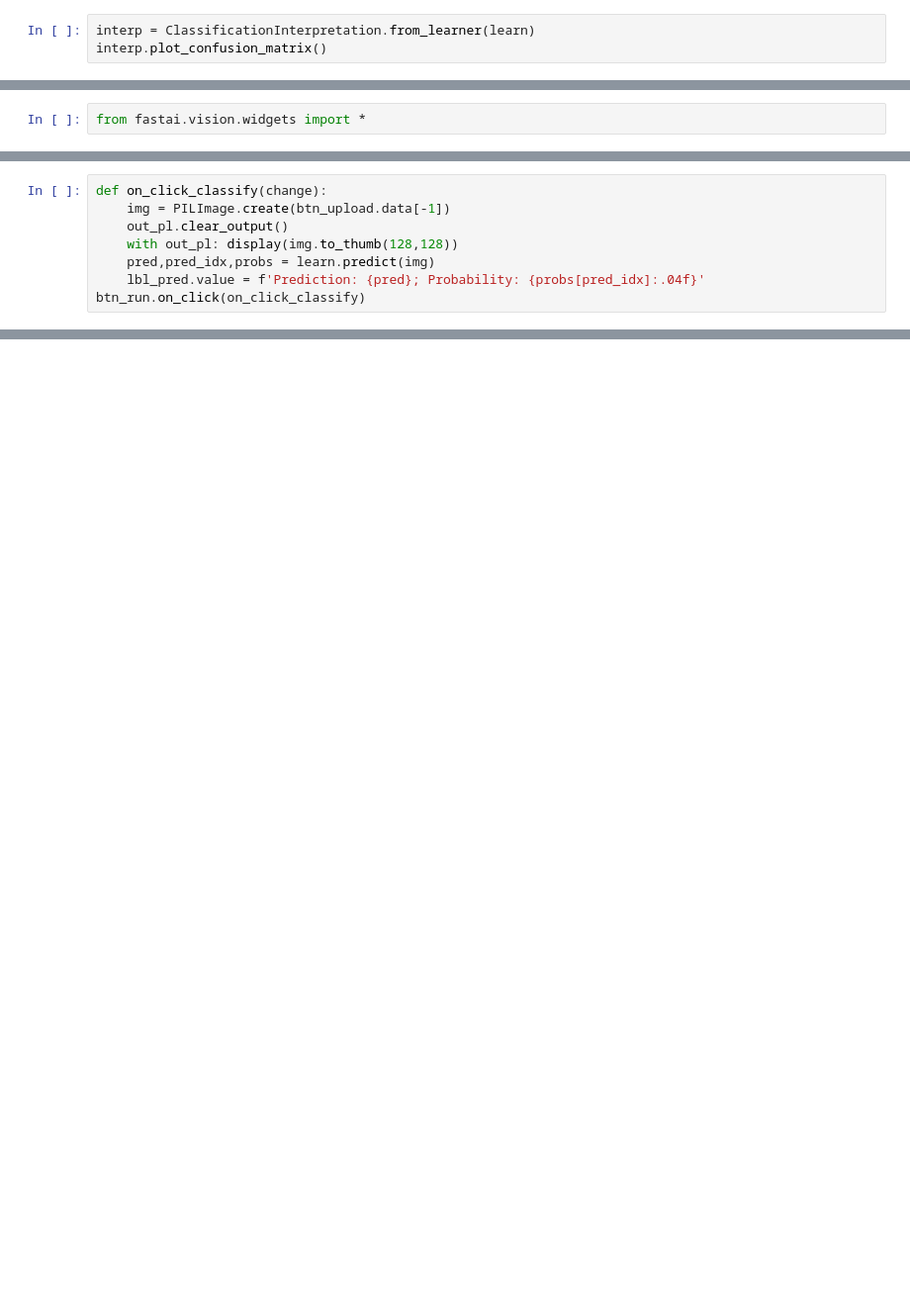
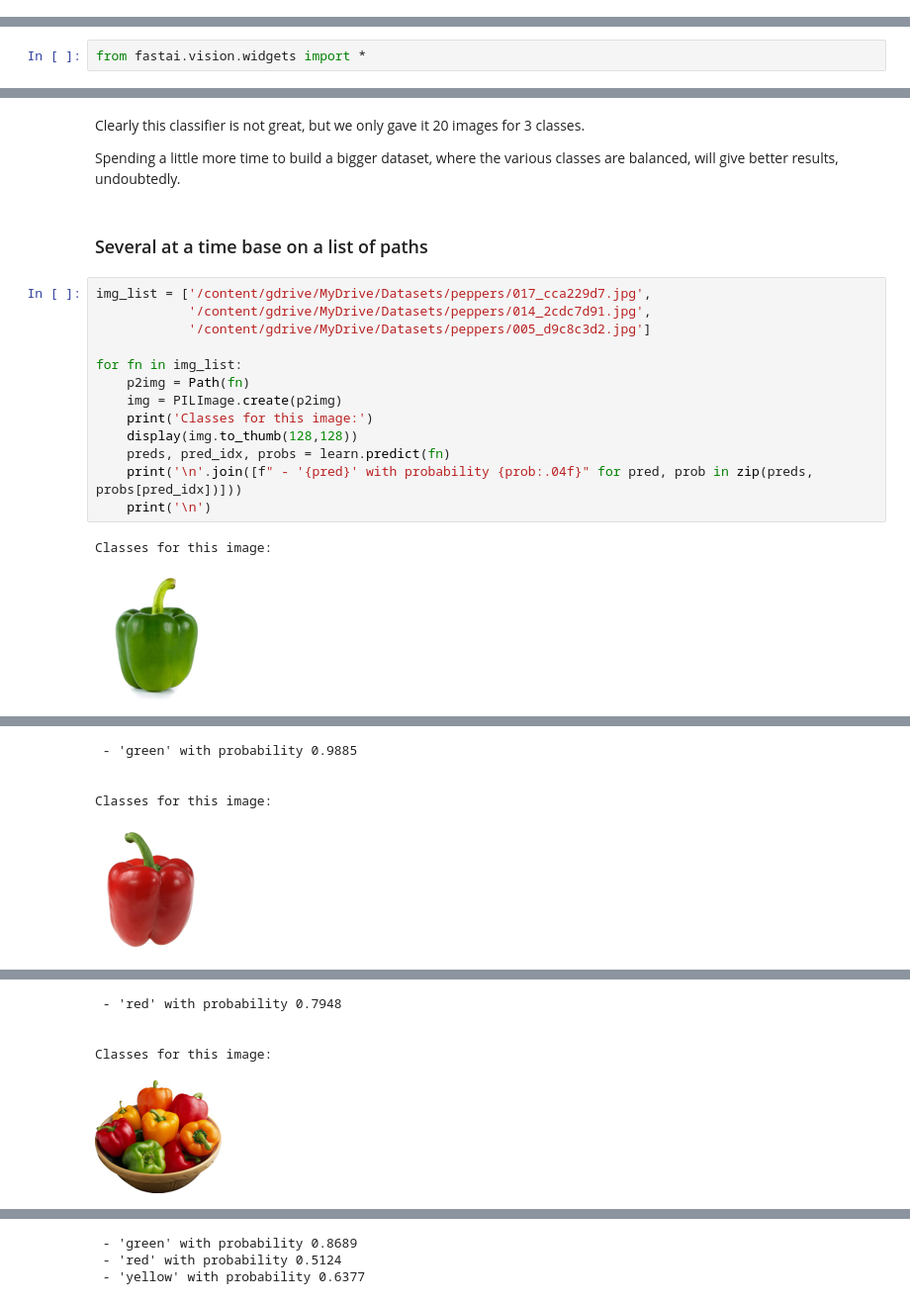
Before and after one commit to unpackAI/unpackai, a Jupyter notebook: examples/multilable_classification.ipynb, the cells around one changed output, grey strips where cells are left out. Shown at 99% size. Saved outputs shown, nothing was run; the diff lists cells and outputs as text; blank space fills up the shorter version.

```diff
--- a/examples/multilable_classification.ipynb
+++ b/examples/multilable_classification.ipynb
@@ -219,3 +301,0 @@ interp.plot_top_losses(4)
-# %%
-interp = ClassificationInterpretation.from_learner(learn)
-interp.plot_confusion_matrix()
@@ -270,8 +355,22 @@ VBox(children=(Label(value='What bell pepper is it?'), FileUpload(value={}, desc
-# %%
-def on_click_classify(change):
-    img = PILImage.create(btn_upload.data[-1])
-    out_pl.clear_output()
-    with out_pl: display(img.to_thumb(128,128))
-    pred,pred_idx,probs = learn.predict(img)
-    lbl_pred.value = f'Prediction: {pred}; Probability: {probs[pred_idx]:.04f}'
-btn_run.on_click(on_click_classify)
+# %% [markdown]
+Clearly this classifier is not great, but we only gave it 20 images for 3 classes.
+
+Spending a little more time to build a bigger dataset, where the various classes are balanced, will give better results, undoubtedly.
+# %% [markdown]
+### Several at a time base on a list of paths
+# %%
+img_list = ['/content/gdrive/MyDrive/Datasets/peppers/017_cca229d7.jpg',
+            '/content/gdrive/MyDrive/Datasets/peppers/014_2cdc7d91.jpg',
+            '/content/gdrive/MyDrive/Datasets/peppers/005_d9c8c3d2.jpg']
+
+for fn in img_list:
+    p2img = Path(fn)
+    img = PILImage.create(p2img)
+    print('Classes for this image:')
+    display(img.to_thumb(128,128))
+    preds, pred_idx, probs = learn.predict(fn)
+    print('\n'.join([f" - '{pred}' with probability {prob:.04f}" for pred, prob in zip(preds, probs[pred_idx])]))
+    print('\n')
+# %% [output]
+Classes for this image:
+[figure, added]
@@ -277,0 +378,5 @@ btn_run.on_click(on_click_classify)
+ - 'green' with probability 0.9885
+
+
+Classes for this image:
+[figure, added]
@@ -277,0 +384,5 @@ btn_run.on_click(on_click_classify)
+ - 'red' with probability 0.7948
+
+
+Classes for this image:
+[figure, added]
@@ -277,0 +390,3 @@ btn_run.on_click(on_click_classify)
+ - 'green' with probability 0.8689
+ - 'red' with probability 0.5124
+ - 'yellow' with probability 0.6377
```
Also changed, not shown: parts of 55 cells of this notebook.
